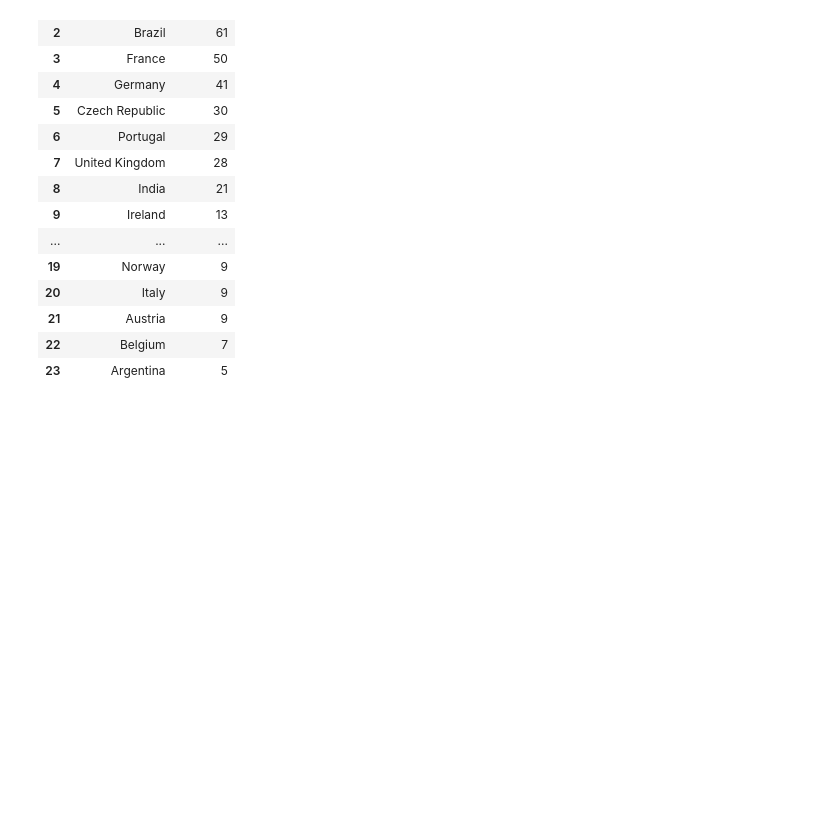
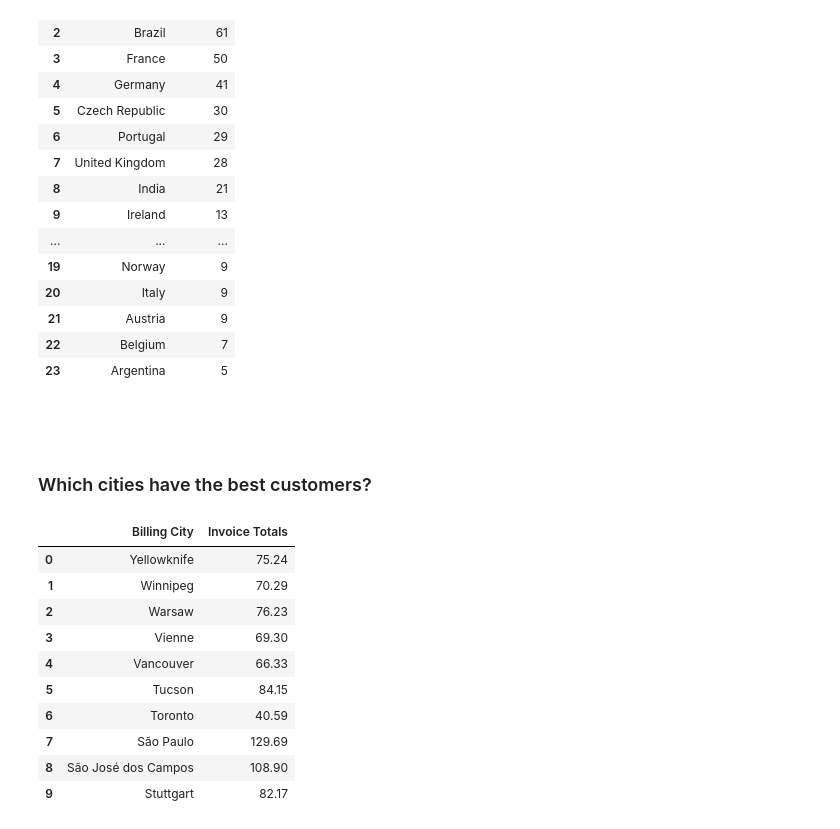
Before and after one commit to fedfioravanti/Business-Analytics-with-SQL-and-PowerBI, a Jupyter notebook: notebooks/Interacting-with-SQLite-using-Python.ipynb, the cells around one changed output. Cells and saved outputs as stored; diff of their text form; code cells hidden in the pictures; blank space fills up the shorter version.

```diff
--- a/notebooks/Interacting-with-SQLite-using-Python.ipynb
+++ b/notebooks/Interacting-with-SQLite-using-Python.ipynb
@@ -210,3 +214,29 @@ pd.read_sql_query(query_01, connection)
 | 21 | Austria | 9 |
 | 22 | Belgium | 7 |
 | 23 | Argentina | 5 |
+# %% [markdown]
+  <br/><br/>
+
+###  Which cities have the best customers?
+# %%
+# define the SQL command
+query_02 = """SELECT i.billing_city as 'Billing City', SUM(i.total) as 'Invoice Totals'
+              FROM invoice i
+              GROUP BY i.billing_city
+              ORDER BY 'Invoice Totals' DESC
+              LIMIT 10"""
+# %%
+# display SQL query in a DataFrame
+pd.read_sql_query(query_02, connection)
+# %% [output]
+|  | Billing City | Invoice Totals |
+| 0 | Yellowknife | 75.24 |
+| 1 | Winnipeg | 70.29 |
+| 2 | Warsaw | 76.23 |
+| 3 | Vienne | 69.30 |
+| 4 | Vancouver | 66.33 |
+| 5 | Tucson | 84.15 |
+| 6 | Toronto | 40.59 |
+| 7 | São Paulo | 129.69 |
+| 8 | São José dos Campos | 108.90 |
+| 9 | Stuttgart | 82.17 |
```
Also changed, not shown: parts of 9 cells of this notebook.
